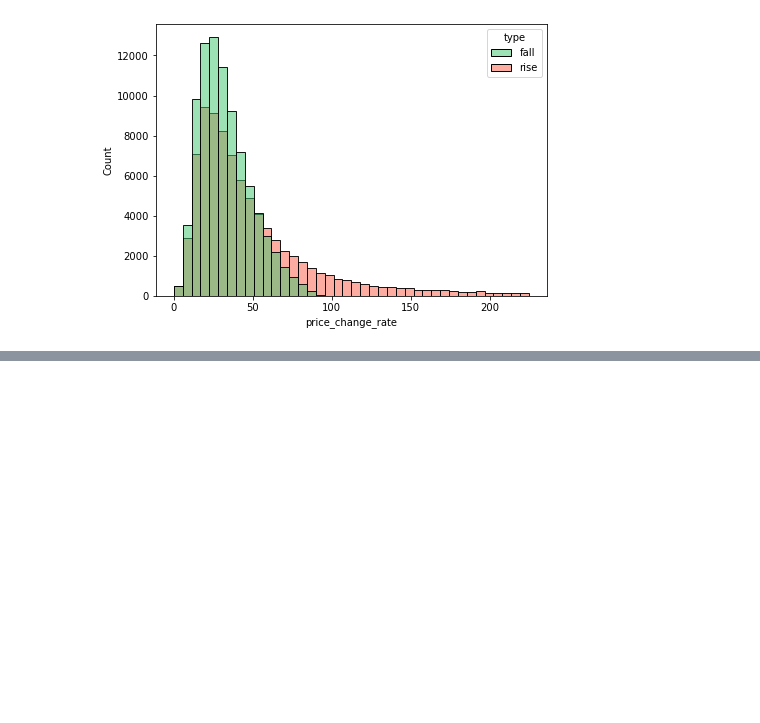
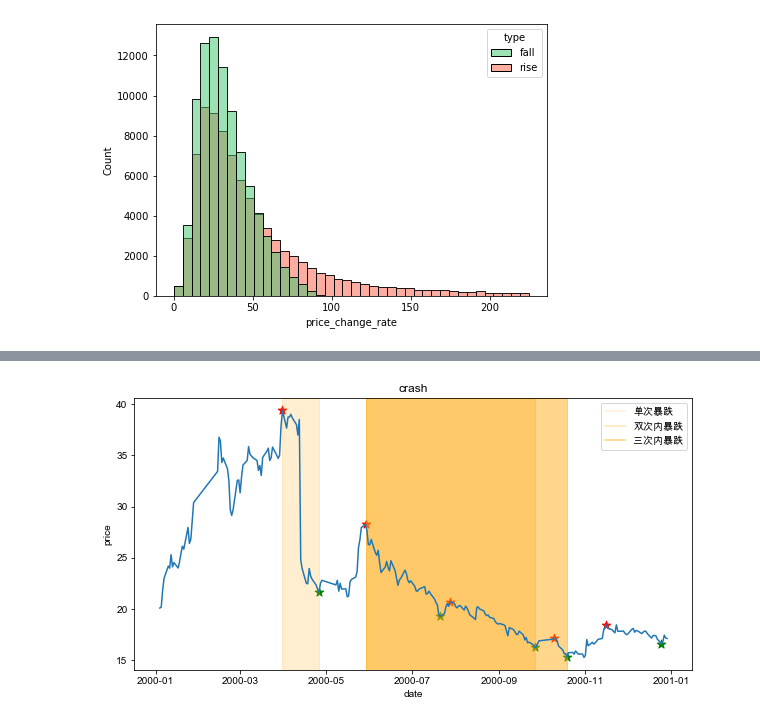
Before and after one commit to QsbpGroup/quant-stat-baby-project, a Jupyter notebook: temp/1.ipynb, the cells around one changed output, grey strips where cells are left out. Drawn from its saved outputs; the diff is of its cells as text; code cells hidden in the pictures; blank space fills up the shorter version.

Commit message:
Fix bugs in crash, open and hls

```diff
--- a/temp/1.ipynb
+++ b/temp/1.ipynb
@@ -186,0 +235,8 @@ for filename in tqdm(os.listdir('/Users/kai/Desktop/qs/data_csv_distinct_0606'))
+# %%
+from crash import crash, draw_crash
+filename = '000626.SZ.csv'
+df = hl.df_init(filename)
+c = crash(df)
+draw_crash(df, c, fig_start_date='2000', fig_end_date='2001')
+# %% [output]
+[figure, added]
```
Also changed, not shown: parts of 2 cells of this notebook, 4 other files.
